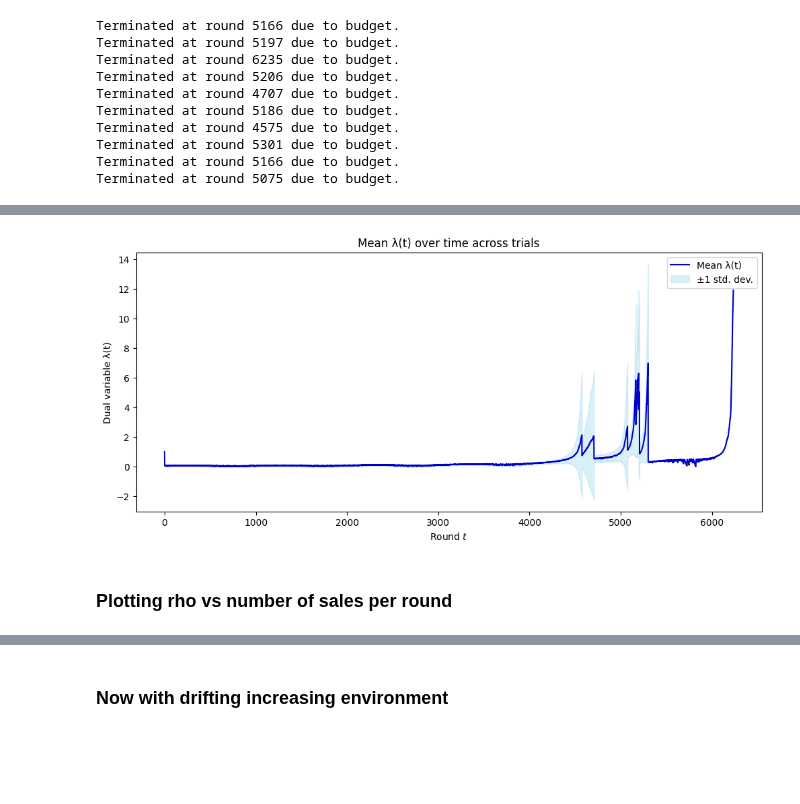
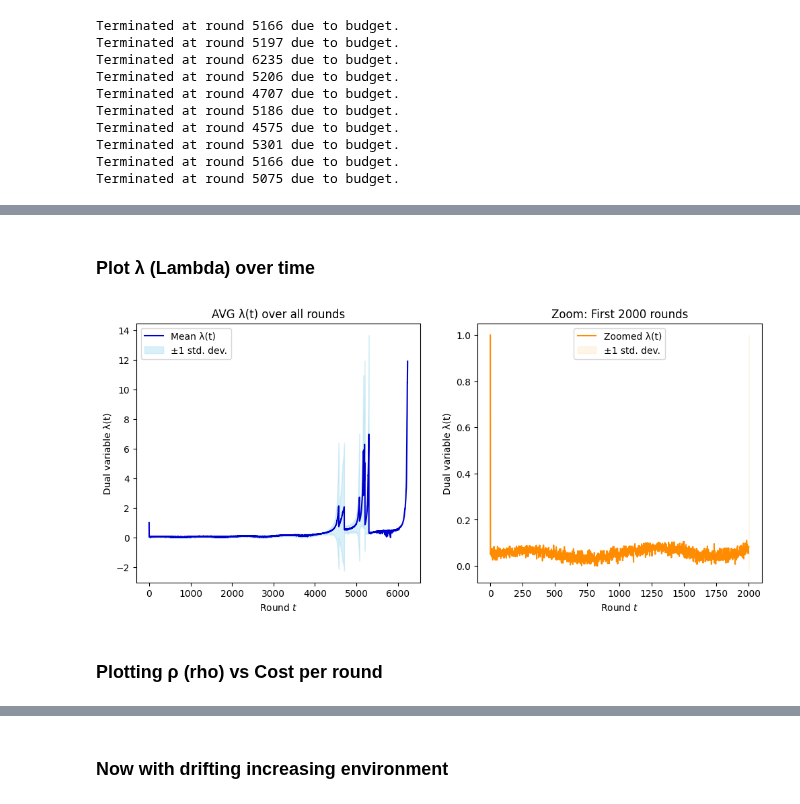
Before and after one commit to peetceenatoo/online-learning, a Jupyter notebook: R3.ipynb, the cells around one changed output, grey strips where cells are left out. Saved outputs shown, nothing was run; the diff lists cells and outputs as text; code cells hidden in the pictures; blank space fills up the shorter version.

```diff
--- a/R3.ipynb
+++ b/R3.ipynb
@@ -22,9 +24,9 @@ With sinusoidally-varying "true value".
 # Here we model the probability of buying around the mean valuation as a gaussian distribution...
 # ... but its mean keeps changing sinusoidally over time, with a fixed amplitude and period.
 class PricingEnvironmentSingleProductSinusoidalMean(Environment):
-    def __init__(self, cost, initial_base_mean_valuation, std_valuation, buyers_per_round, total_rounds, amplitude, period):
+    def __init__(self, cost, initial_mean_valuation, std_valuation, buyers_per_round, total_rounds, amplitude, period):
         self.cost = cost
-        self.initial_base_mean_valuation = initial_base_mean_valuation
+        self.initial_mean_valuation = initial_mean_valuation
         self.std_valuation = std_valuation
         self.buyers_per_round = buyers_per_round
         self.total_rounds = total_rounds            # Needed to define the full cycle
@@ -33,7 +35,7 @@ class PricingEnvironmentSingleProductSinusoidalMean(Environment):
         self.period = period                        # How many rounds it takes to complete one full cycle
 
     def round(self, p_t):
-        current_mean_valuation = self.initial_base_mean_valuation + self.amplitude * np.sin(2 * np.pi * self.current_round / self.period)
+        current_mean_valuation = self.initial_mean_valuation + self.amplitude * np.sin(2 * np.pi * self.current_round / self.period)
 
         # Probability of a single customer buying at price p_t
         # loc=current_mean_valuation means the center of the valuation distribution shifts
@@ -200,7 +203,7 @@ class PrimalDualPricingAgent:
         else:
             self.rho = 0
 
-        lambda_update = self.eta_lambda * (self.rho - num_of_sales) * 0.5    ## ADDED FOR CHECK (il * 0.5)
+        lambda_update = self.eta_lambda * (self.rho - num_of_sales)
         self.lambda_t -= lambda_update
         upper_bound_lambda = min(1 / max(self.rho, 1e-8), max(self.prices) * 2)
         self.lambda_t = np.clip(self.lambda_t, 0, upper_bound_lambda)
@@ -323,15 +442,27 @@ plt.xlim(0, zoom_end)
+# %% [markdown]
+### Plot λ (Lambda) over time
 # %%
 # How important was our constraint during the rounds?
-rounds = np.arange(len(mean_lambda))
+plt.figure(figsize=(12, 5))
 
-plt.figure(figsize=(12, 5))
-plt.plot(rounds, mean_lambda, label='Mean λ(t)', color='mediumblue')
-plt.fill_between(rounds, mean_lambda - std_lambda, mean_lambda + std_lambda, color='skyblue', alpha=0.3, label='±1 std. dev.')
+# --- Plot of λ(t) ---
+plt.subplot(1, 2, 1)
+plt.plot(np.arange(len(mean_lambda)), mean_lambda, label='Mean λ(t)', color='mediumblue')
+plt.fill_between(np.arange(len(mean_lambda)), mean_lambda - std_lambda, mean_lambda + std_lambda, color='skyblue', alpha=0.3, label='±1 std. dev.')
 plt.xlabel('Round $t$')
 plt.ylabel('Dual variable λ(t)')
-plt.title('Mean λ(t) over time across trials')
+plt.title('AVG λ(t) over all rounds')
+plt.legend()
+
+# --- Zoom on first 2000 rounds ---
+plt.subplot(1, 2, 2)
+plt.plot(np.arange(len(mean_lambda))[:zoom_end], mean_lambda[:zoom_end], label='Zoomed λ(t)', color='darkorange')
+plt.fill_between(np.arange(len(mean_lambda))[zoom_end], mean_lambda[:zoom_end] - std_lambda[:zoom_end], mean_lambda[:zoom_end] + std_lambda[:zoom_end], color='navajowhite', alpha=0.3, label='±1 std. dev.')
+plt.xlabel('Round $t$')
+plt.ylabel('Dual variable λ(t)')
+plt.title(f'Zoom: First {zoom_end} rounds')
 _ = plt.legend()
 # %% [output]
-[figure, old version]
+[figure, new version]
 # %% [markdown]
-### Plotting rho vs number of sales per round
+### Plotting ρ (rho) vs Cost per round
```
Also changed, not shown: parts of 48 cells of this notebook.
